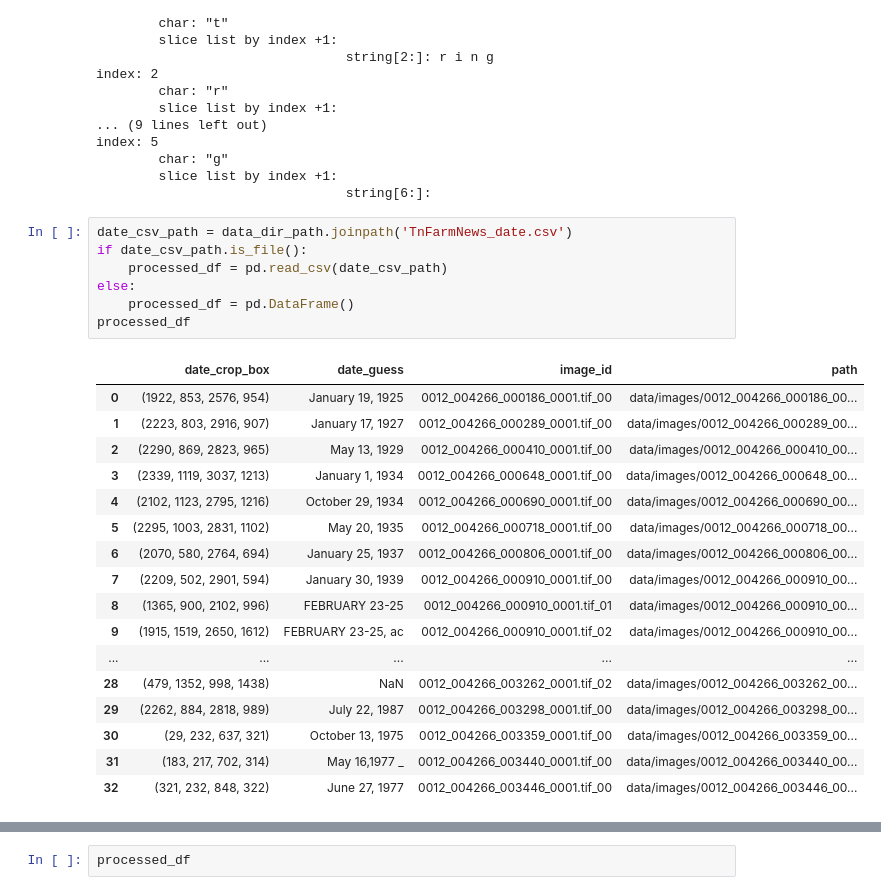
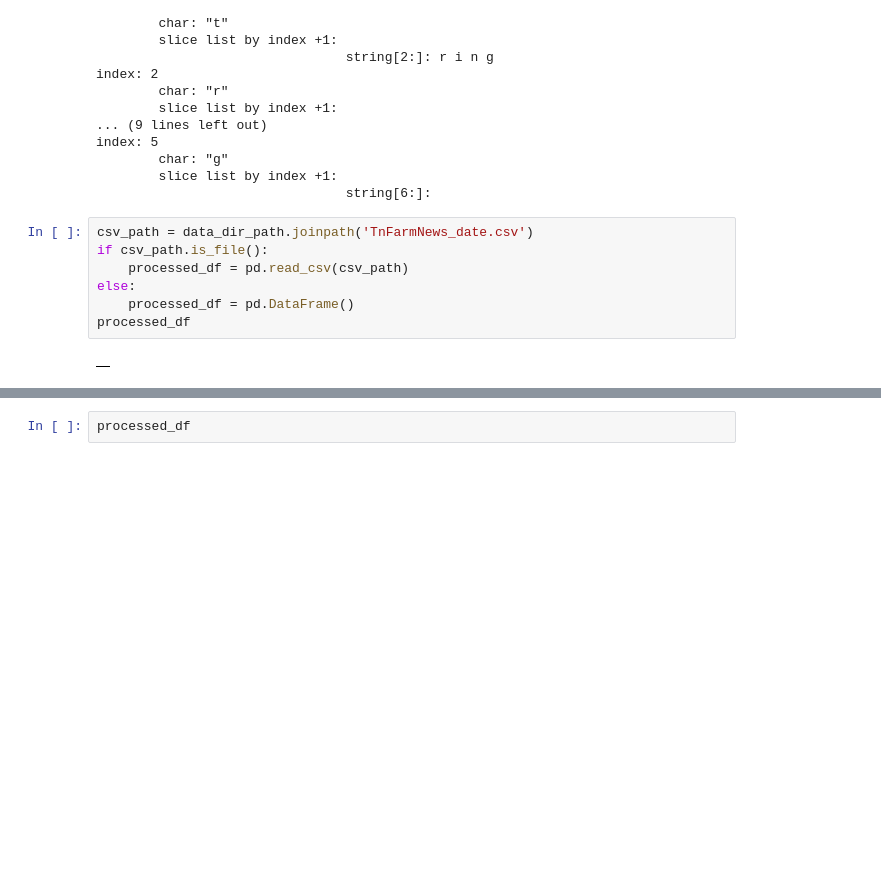
Before and after one commit to jeremydmoore/utk_ProjectCeres, a Jupyter notebook: TnFarmNews_date.ipynb, the cells around one changed output, grey strips where cells are left out. Cells and saved outputs as stored; diff of their text form; blank space fills up the shorter version.

```diff
--- a/TnFarmNews_date.ipynb
+++ b/TnFarmNews_date.ipynb
@@ -612,30 +610,14 @@ index: 5
         slice list by index +1:
                                 string[6:]:
 # %%
-date_csv_path = data_dir_path.joinpath('TnFarmNews_date.csv')
-if date_csv_path.is_file():
-    processed_df = pd.read_csv(date_csv_path)
+csv_path = data_dir_path.joinpath('TnFarmNews_date.csv')
+if csv_path.is_file():
+    processed_df = pd.read_csv(csv_path)
 else:
     processed_df = pd.DataFrame()
 processed_df
 # %% [output]
-|  | date_crop_box | date_guess | image_id | path |
-| 0 | (1922, 853, 2576, 954) | January 19, 1925 | 0012_004266_000186_0001.tif_00 | data/images/0012_004266_000186_00... |
-| 1 | (2223, 803, 2916, 907) | January 17, 1927 | 0012_004266_000289_0001.tif_00 | data/images/0012_004266_000289_00... |
-| 2 | (2290, 869, 2823, 965) | May 13, 1929 | 0012_004266_000410_0001.tif_00 | data/images/0012_004266_000410_00... |
-| 3 | (2339, 1119, 3037, 1213) | January 1, 1934 | 0012_004266_000648_0001.tif_00 | data/images/0012_004266_000648_00... |
-| 4 | (2102, 1123, 2795, 1216) | October 29, 1934 | 0012_004266_000690_0001.tif_00 | data/images/0012_004266_000690_00... |
-| 5 | (2295, 1003, 2831, 1102) | May 20, 1935 | 0012_004266_000718_0001.tif_00 | data/images/0012_004266_000718_00... |
-| 6 | (2070, 580, 2764, 694) | January 25, 1937 | 0012_004266_000806_0001.tif_00 | data/images/0012_004266_000806_00... |
-| 7 | (2209, 502, 2901, 594) | January 30, 1939 | 0012_004266_000910_0001.tif_00 | data/images/0012_004266_000910_00... |
-| 8 | (1365, 900, 2102, 996) | FEBRUARY 23-25 | 0012_004266_000910_0001.tif_01 | data/images/0012_004266_000910_00... |
-| 9 | (1915, 1519, 2650, 1612) | FEBRUARY 23-25, ac | 0012_004266_000910_0001.tif_02 | data/images/0012_004266_000910_00... |
-| ... | ... | ... | ... | ... |
-| 28 | (479, 1352, 998, 1438) | NaN | 0012_004266_003262_0001.tif_02 | data/images/0012_004266_003262_00... |
-| 29 | (2262, 884, 2818, 989) | July 22, 1987 | 0012_004266_003298_0001.tif_00 | data/images/0012_004266_003298_00... |
-| 30 | (29, 232, 637, 321) | October 13, 1975 | 0012_004266_003359_0001.tif_00 | data/images/0012_004266_003359_00... |
-| 31 | (183, 217, 702, 314) | May 16,1977 _ | 0012_004266_003440_0001.tif_00 | data/images/0012_004266_003440_00... |
-| 32 | (321, 232, 848, 322) | June 27, 1977 | 0012_004266_003446_0001.tif_00 | data/images/0012_004266_003446_00... |
+|  |
 # %%
 # batch process text
 
```
Also changed, not shown: parts of 9 cells of this notebook, 1 other file.
